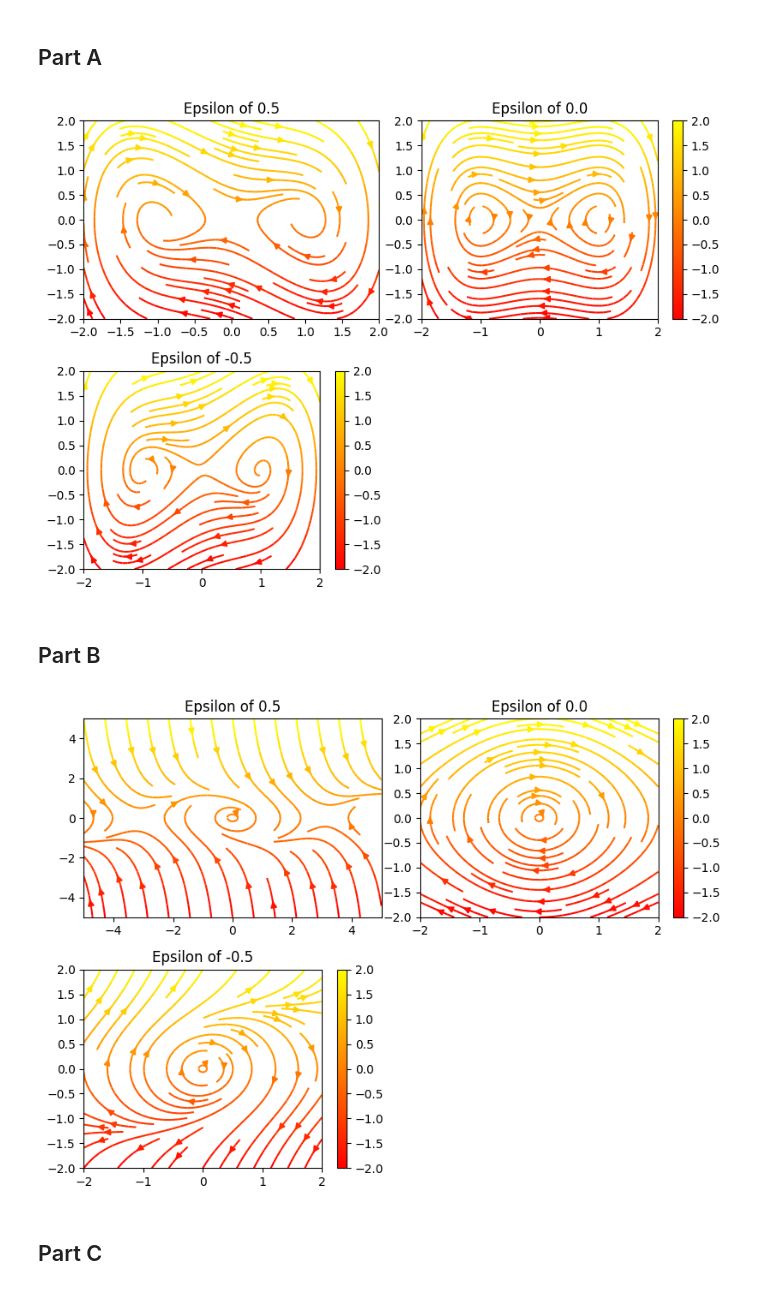
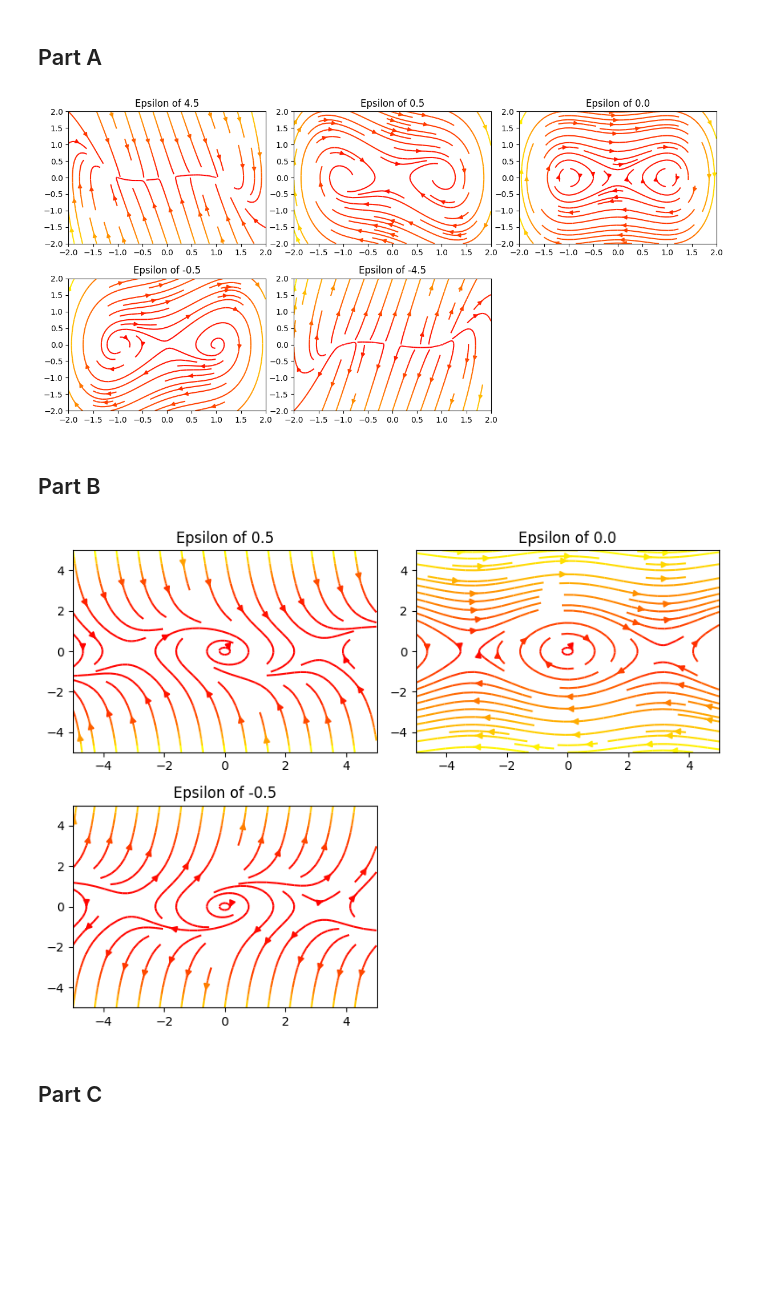
Before and after one commit to keith-murray/apc-571, a Jupyter notebook: homework/homework_2/problem_1/stream_plots.ipynb, the cells around one changed output. Cells and saved outputs as stored; diff of their text form; code cells hidden in the pictures; blank space fills up the shorter version.

```diff
--- a/homework/homework_2/problem_1/stream_plots.ipynb
+++ b/homework/homework_2/problem_1/stream_plots.ipynb
@@ -6,51 +6,71 @@ import numpy as np
 # %% [markdown]
 ## Part A
 # %%
-fig, axs = plt.subplots(2, 2, figsize=(8, 6),)
+fig, axs = plt.subplots(2, 3, figsize=(12, 6),)
 axs = axs.flat
+
+## Positive epsilon
+eps = 4.5
+w = 2
+Y, X = np.mgrid[-w:w:100j, -w:w:100j]
+U = Y
+V = X - X**3 - eps*Y
+speed = np.sqrt(U**2 + V**2)
+
+strm = axs[0].streamplot(X, Y, U, V, density=[0.5, 1], color=speed, cmap='autumn')
+axs[0].set_title(f'Epsilon of {eps}')
 
 ## Positive epsilon
 eps = 0.5
 w = 2
 Y, X = np.mgrid[-w:w:100j, -w:w:100j]
 U = Y
 V = X - X**3 - eps*Y
 speed = np.sqrt(U**2 + V**2)
 
-strm = axs[0].streamplot(X, Y, U, V, density=[0.5, 1], color=U, cmap='autumn')
-axs[0].set_title(f'Epsilon of {eps}')
+strm = axs[1].streamplot(X, Y, U, V, density=[0.5, 1], color=speed, cmap='autumn')
+axs[1].set_title(f'Epsilon of {eps}')
 
 ## Zero epsilon
 eps = 0.0
 w = 2
 Y, X = np.mgrid[-w:w:100j, -w:w:100j]
 U = Y
 V = X - X**3 - eps*Y
 speed = np.sqrt(U**2 + V**2)
 
-strm = axs[1].streamplot(X, Y, U, V, density=[0.5, 1], color=U, cmap='autumn')
-fig.colorbar(strm.lines)
-axs[1].set_title(f'Epsilon of {eps}')
+strm = axs[2].streamplot(X, Y, U, V, density=[0.5, 1], color=speed, cmap='autumn')
+axs[2].set_title(f'Epsilon of {eps}')
 
 ## Negative epsilon
 eps = -0.5
 w = 2
 Y, X = np.mgrid[-w:w:100j, -w:w:100j]
 U = Y
 V = X - X**3 - eps*Y
 speed = np.sqrt(U**2 + V**2)
 
-strm = axs[2].streamplot(X, Y, U, V, density=[0.5, 1], color=U, cmap='autumn')
-fig.colorbar(strm.lines)
-axs[2].set_title(f'Epsilon of {eps}')
+strm = axs[3].streamplot(X, Y, U, V, density=[0.5, 1], color=speed, cmap='autumn')
+axs[3].set_title(f'Epsilon of {eps}')
 
-axs[3].set_visible(False)
+## Negative epsilon
+eps = -4.5
+w = 2
+Y, X = np.mgrid[-w:w:100j, -w:w:100j]
+U = Y
+V = X - X**3 - eps*Y
+speed = np.sqrt(U**2 + V**2)
+
+strm = axs[4].streamplot(X, Y, U, V, density=[0.5, 1], color=speed, cmap='autumn')
+axs[4].set_title(f'Epsilon of {eps}')
+
+axs[5].set_visible(False)
 
 plt.tight_layout()
 plt.savefig('./figures/problem_1_a.png')
 plt.show()
 # %% [output]
-[figure, old version]
+[figure, new version]
 # %% [markdown]
 ## Part B
 # %%
@@ -65,31 +85,29 @@ U = Y
 V = - np.sin(X) - eps*Y**3
 speed = np.sqrt(U**2 + V**2)
 
-strm = axs[0].streamplot(X, Y, U, V, density=[0.5, 1], color=U, cmap='autumn')
+strm = axs[0].streamplot(X, Y, U, V, density=[0.5, 1], color=speed, cmap='autumn')
 axs[0].set_title(f'Epsilon of {eps}')
 
 ## Zero epsilon
 eps = 0.0
-w = 2
+w = 5
 Y, X = np.mgrid[-w:w:100j, -w:w:100j]
 U = Y
 V = - np.sin(X) - eps*Y**3
 speed = np.sqrt(U**2 + V**2)
 
-strm = axs[1].streamplot(X, Y, U, V, density=[0.5, 1], color=U, cmap='autumn')
-fig.colorbar(strm.lines)
+strm = axs[1].streamplot(X, Y, U, V, density=[0.5, 1], color=speed, cmap='autumn')
 axs[1].set_title(f'Epsilon of {eps}')
 
 ## Negative epsilon
 eps = -0.5
-w = 2
+w = 5
 Y, X = np.mgrid[-w:w:100j, -w:w:100j]
 U = Y
 V = - np.sin(X) - eps*Y**3
 speed = np.sqrt(U**2 + V**2)
 
-strm = axs[2].streamplot(X, Y, U, V, density=[0.5, 1], color=U, cmap='autumn')
-fig.colorbar(strm.lines)
+strm = axs[2].streamplot(X, Y, U, V, density=[0.5, 1], color=speed, cmap='autumn')
 axs[2].set_title(f'Epsilon of {eps}')
 
 axs[3].set_visible(False)
@@ -98,7 +116,7 @@ plt.tight_layout()
 plt.savefig('./figures/problem_1_b.png')
 plt.show()
 # %% [output]
-[figure, old version]
+[figure, new version]
 # %% [markdown]
 ## Part C
 # %%
```
Also changed, not shown: parts of 1 cell of this notebook, 36 other files.
